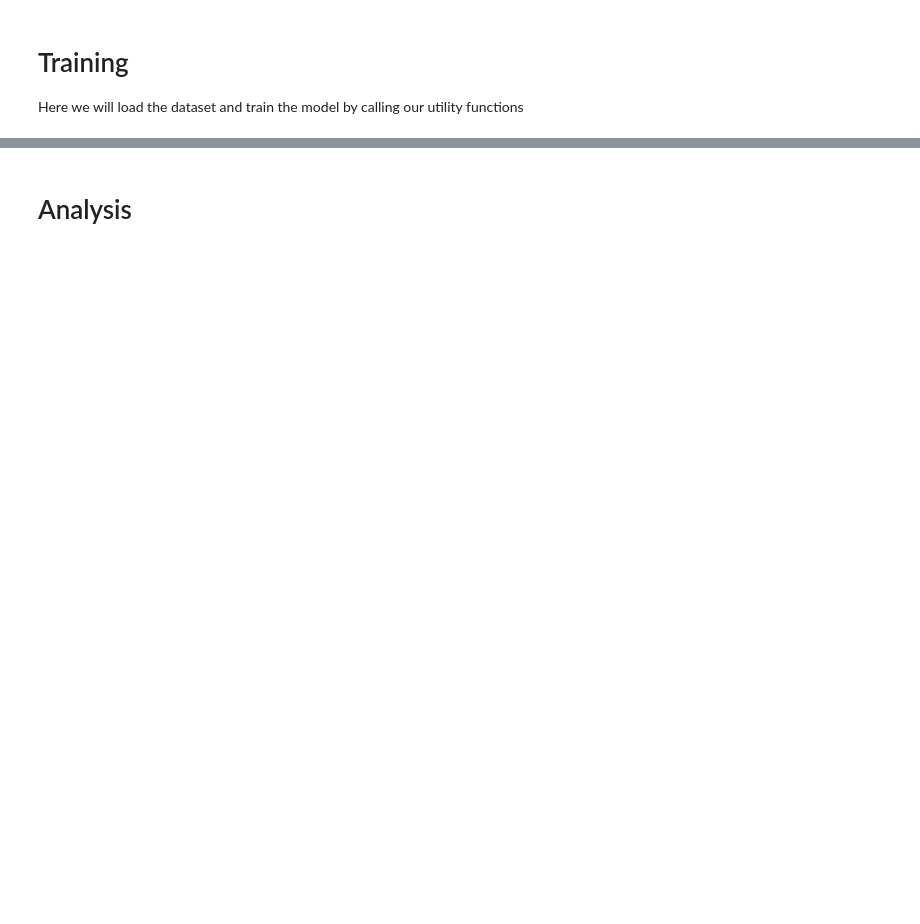
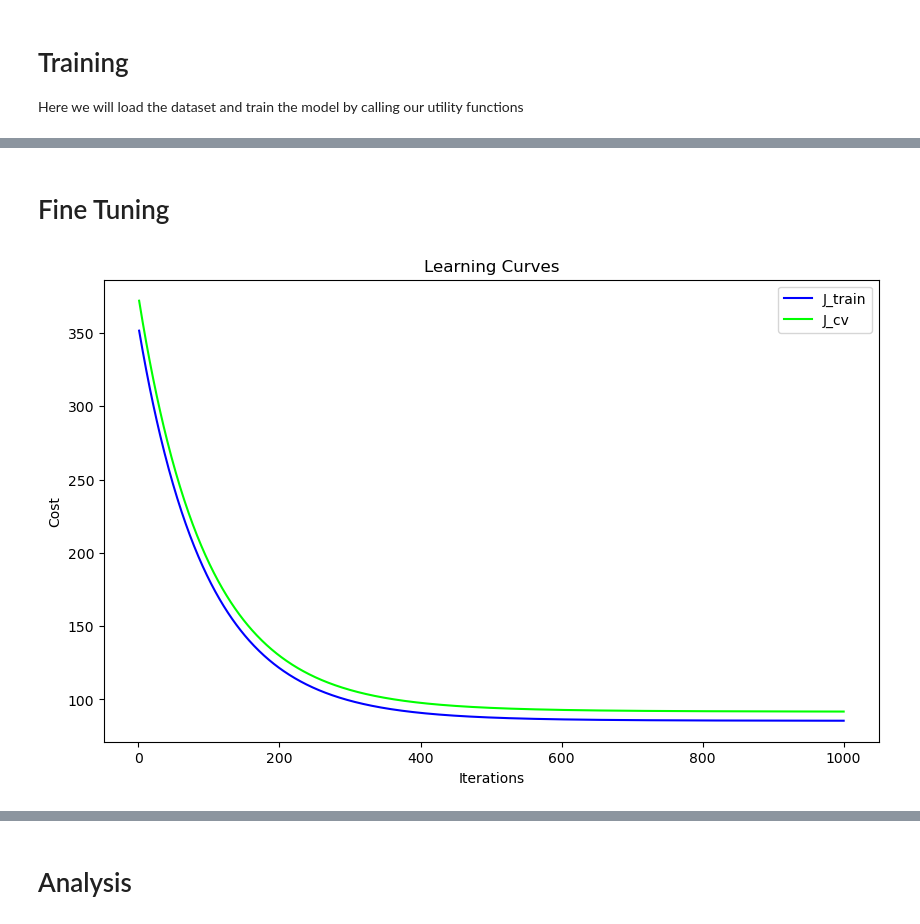
Before and after one commit to sachinallums/cs129LairWaitTime, a Jupyter notebook: wait_time_model.ipynb, the cells around one changed output, grey strips where cells are left out. Drawn from its saved outputs; the diff is of its cells as text; code cells hidden in the pictures; blank space fills up the shorter version.

```diff
--- a/wait_time_model.ipynb
+++ b/wait_time_model.ipynb
@@ -176,7 +162,7 @@ def compute_gradient(X, y, w, b, lambda_=0):
     dj_db = np.sum(error) / m
     return dj_db, dj_dw
 # %%
-def gradient_descent(X, y, w_in, b_in, cost_function, gradient_function, alpha, num_iters, lambda_):
+def gradient_descent(X, y, X_cv, y_cv, w_in, b_in, cost_function, gradient_function, alpha, num_iters, lambda_, silent=False):
     """
     Performs batch gradient descent to learn w and b. Updates w and b by taking
     num_iters gradient steps with learning rate alpha
@@ -184,6 +170,8 @@ def gradient_descent(X, y, w_in, b_in, cost_function, gradient_function, alpha,
     Args:
       X (ndarray (m,n))   : Data, m examples with n features
       y (ndarray (m,))    : target values
+      X_cv                : Data, m examples with n features (from CV used to compute J_cv for learning curves)
+      y_cv                : target values                    (from CV used to compute J_cv for learning curves)
       w_in (ndarray (n,)) : initial model parameters
       b_in (scalar)       : initial model parameter
       cost_function       : function to compute cost
@@ -197,7 +185,8 @@ def gradient_descent(X, y, w_in, b_in, cost_function, gradient_function, alpha,
       """
 
     # An array to store cost J and w's at each iteration primarily for graphing later
-    J_history = []
+    J_train_history = []
+    J_cv_history = []
     w = copy.deepcopy(w_in)  #avoid modifying global w within function
     b = b_in
 
@@ -212,13 +201,14 @@ def gradient_descent(X, y, w_in, b_in, cost_function, gradient_function, alpha,
 
         # Save cost J at each iteration
         if i<100000:      # prevent resource exhaustion
-            J_history.append( cost_function(X, y, w, b, lambda_=lambda_))
+            J_train_history.append( cost_function(X, y, w, b, lambda_=lambda_))
+            J_cv_history.append( cost_function(X_cv, y_cv, w, b, lambda_=lambda_))
 
         # Print cost every at intervals 10 times or as many iterations if < 10
         if i% math.ceil(num_iters / 10) == 0:
-            print(f"Iteration {i:4d}: Cost {J_history[-1]:8.2f}   ")
+            if not silent: print(f"Iteration {i:4d}: Cost {J_train_history[-1]:8.2f}   ")
 
-    return w, b, J_history #return final w,b and J history for graphing
+    return w, b, J_train_history, J_cv_history #return final w,b and J history for graphing
 # %%
 def predict(x, w, b):
     """
@@ -340,0 +504,3 @@ prediction: 5.30, target value: 1
+# %%
+# Train Linear Regression Model
+w, b, J_train_hist, J_cv_hist = train_linear_regression(X_train_scaled, y_train, X_cv_scaled, y_cv, return_history=True)
@@ -340,0 +525,7 @@ prediction: 5.30, target value: 1
+# %% [markdown]
+# Fine Tuning
+# %%
+# Plot Learning Curves for J_train and J_cv to diagnose bias and variance
+plot_learning_curves(J_train_hist, J_cv_hist)
+# %% [output]
+[figure, added]
```
Also changed, not shown: parts of 27 cells of this notebook, 12 other files.
